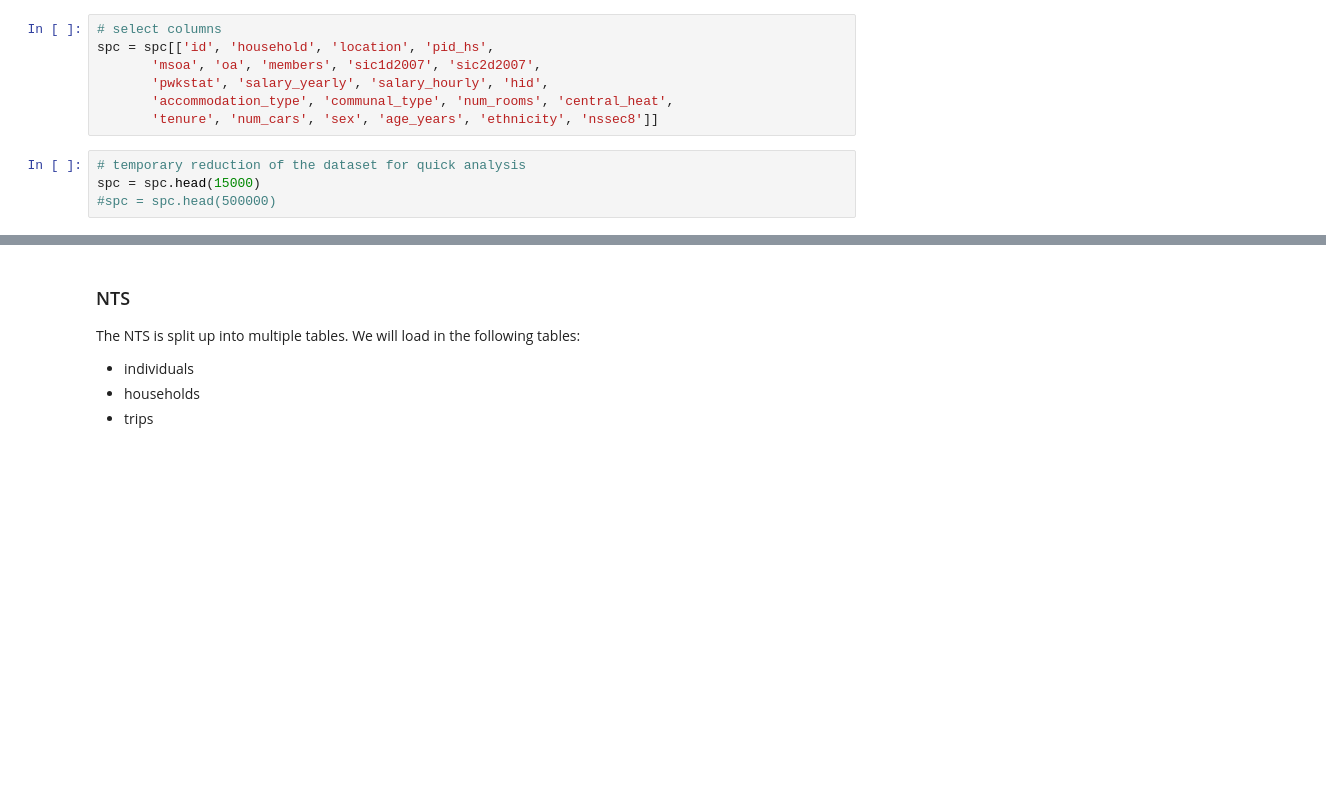
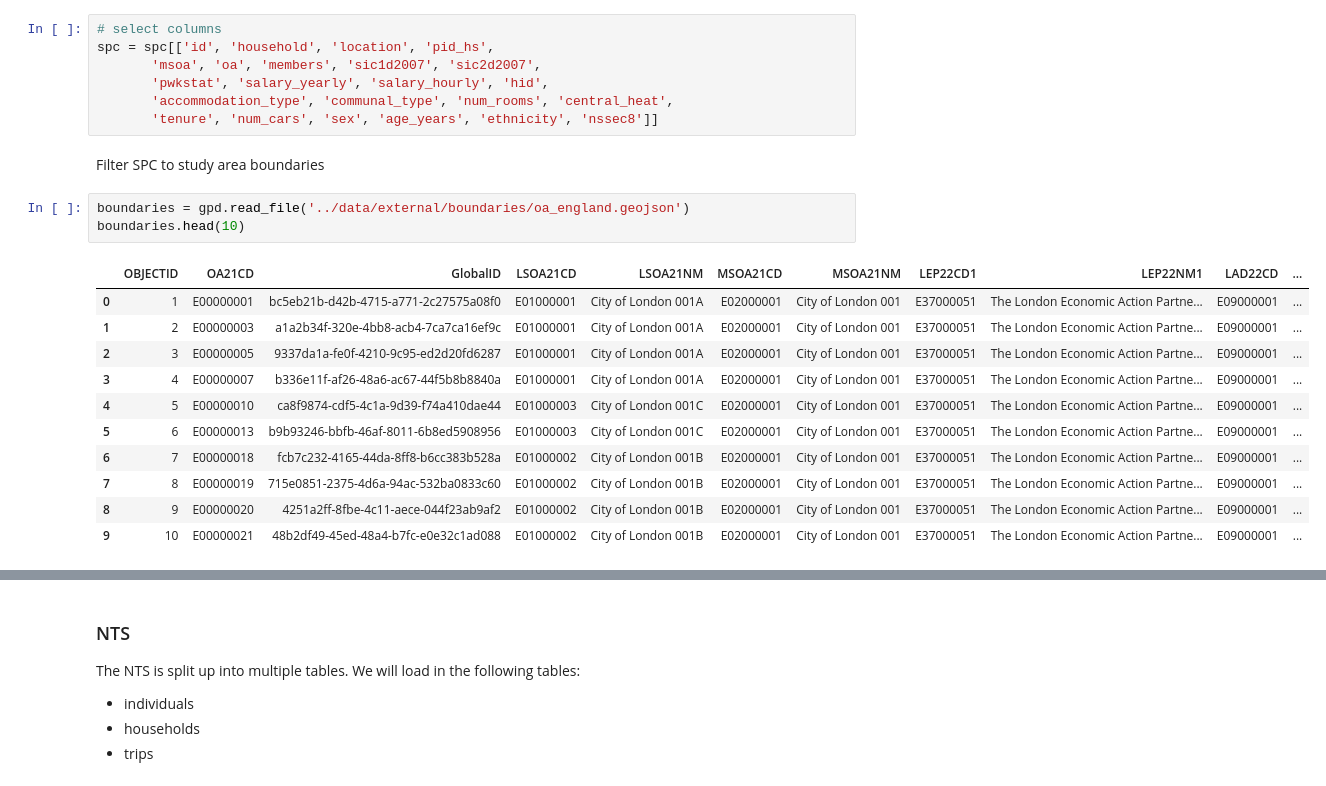
Before and after one commit to Urban-Analytics-Technology-Platform/acbm, a Jupyter notebook: notebooks/2_match_households_and_individuals.ipynb, the cells around one changed output, grey strips where cells are left out. Saved outputs shown, nothing was run; the diff lists cells and outputs as text; blank space fills up the shorter version.

```diff
--- a/notebooks/2_match_households_and_individuals.ipynb
+++ b/notebooks/2_match_households_and_individuals.ipynb
@@ -45,7 +56,20 @@ spc = spc[['id', 'household', 'location', 'pid_hs',
        'pwkstat', 'salary_yearly', 'salary_hourly', 'hid',
        'accommodation_type', 'communal_type', 'num_rooms', 'central_heat',
        'tenure', 'num_cars', 'sex', 'age_years', 'ethnicity', 'nssec8']]
-# %%
-# temporary reduction of the dataset for quick analysis
-spc = spc.head(15000)
-#spc = spc.head(500000)
+# %% [markdown]
+Filter SPC to study area boundaries
+# %%
+boundaries = gpd.read_file('../data/external/boundaries/oa_england.geojson')
+boundaries.head(10)
+# %% [output]
+|  | OBJECTID | OA21CD | GlobalID | LSOA21CD | LSOA21NM | MSOA21CD | MSOA21NM | LEP22CD1 | LEP22NM1 | LAD22CD | ... |
+| 0 | 1 | E00000001 | bc5eb21b-d42b-4715-a771-2c27575a08f0 | E01000001 | City of London 001A | E02000001 | City of London 001 | E37000051 | The London Economic Action Partne... | E09000001 | ... |
+| 1 | 2 | E00000003 | a1a2b34f-320e-4bb8-acb4-7ca7ca16ef9c | E01000001 | City of London 001A | E02000001 | City of London 001 | E37000051 | The London Economic Action Partne... | E09000001 | ... |
+| 2 | 3 | E00000005 | 9337da1a-fe0f-4210-9c95-ed2d20fd6287 | E01000001 | City of London 001A | E02000001 | City of London 001 | E37000051 | The London Economic Action Partne... | E09000001 | ... |
+| 3 | 4 | E00000007 | b336e11f-af26-48a6-ac67-44f5b8b8840a | E01000001 | City of London 001A | E02000001 | City of London 001 | E37000051 | The London Economic Action Partne... | E09000001 | ... |
+| 4 | 5 | E00000010 | ca8f9874-cdf5-4c1a-9d39-f74a410dae44 | E01000003 | City of London 001C | E02000001 | City of London 001 | E37000051 | The London Economic Action Partne... | E09000001 | ... |
+| 5 | 6 | E00000013 | b9b93246-bbfb-46af-8011-6b8ed5908956 | E01000003 | City of London 001C | E02000001 | City of London 001 | E37000051 | The London Economic Action Partne... | E09000001 | ... |
+| 6 | 7 | E00000018 | fcb7c232-4165-44da-8ff8-b6cc383b528a | E01000002 | City of London 001B | E02000001 | City of London 001 | E37000051 | The London Economic Action Partne... | E09000001 | ... |
+| 7 | 8 | E00000019 | 715e0851-2375-4d6a-94ac-532ba0833c60 | E01000002 | City of London 001B | E02000001 | City of London 001 | E37000051 | The London Economic Action Partne... | E09000001 | ... |
+| 8 | 9 | E00000020 | 4251a2ff-8fbe-4c11-aece-044f23ab9af2 | E01000002 | City of London 001B | E02000001 | City of London 001 | E37000051 | The London Economic Action Partne... | E09000001 | ... |
+| 9 | 10 | E00000021 | 48b2df49-45ed-48a4-b7fc-e0e32c1ad088 | E01000002 | City of London 001B | E02000001 | City of London 001 | E37000051 | The London Economic Action Partne... | E09000001 | ... |
```
Also changed, not shown: parts of 36 cells of this notebook.
